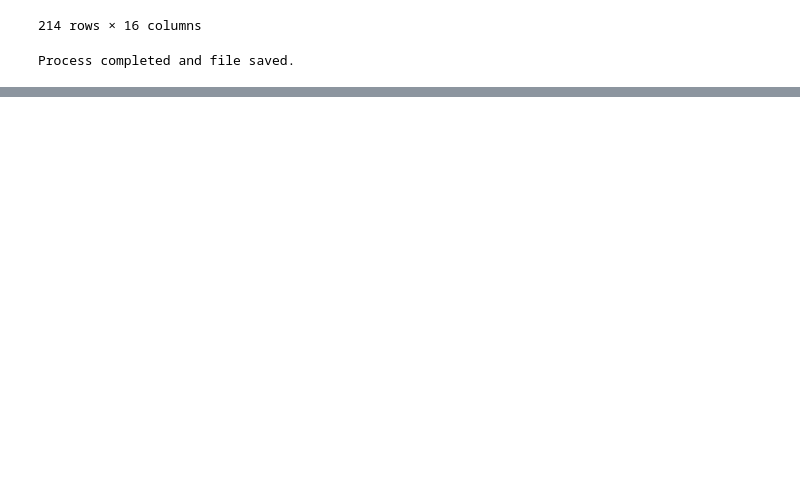
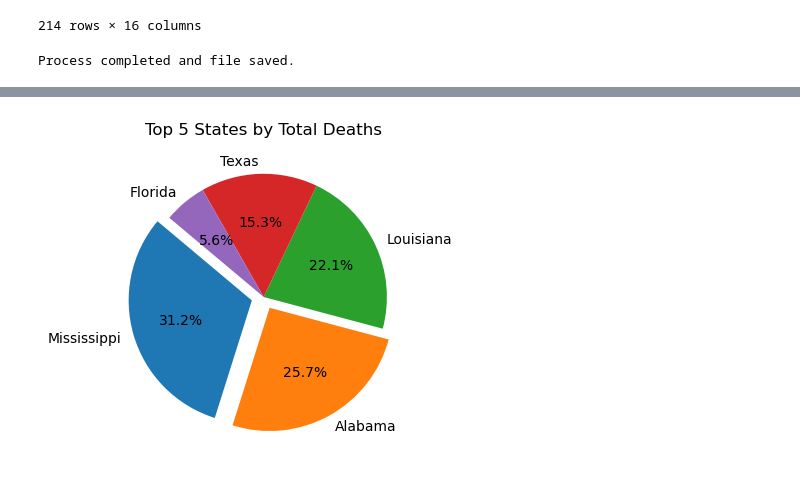
Before and after one commit to endoplasmicosmic/Hurricanes-Economic-Social-Impact, a Jupyter notebook: Hurricane Impact Analysis.ipynb, the cells around one changed output, grey strips where cells are left out. Saved outputs shown, nothing was run; the diff lists cells and outputs as text; code cells hidden in the pictures; blank space fills up the shorter version.

```diff
--- a/Hurricane Impact Analysis.ipynb
+++ b/Hurricane Impact Analysis.ipynb
@@ -357,0 +541,4 @@ Process completed and file saved.
+# %%
+top_total_deaths = state_impact.sort_values(by='Total Deaths', ascending=False)
+top_5_total_deaths = top_total_deaths.head(5)
+top_5_total_deaths
@@ -357,0 +552,17 @@ Process completed and file saved.
+# %%
+#Plotting a pie chart of the top 5 states by total deaths
+plt.figure(figsize=(4, 4))
+explode = [0.1, 0.1, 0, 0, 0]
+plt.pie(
+    top_5_total_deaths['Total Deaths'],
+    labels=top_5_total_deaths['State'],
+    autopct='%1.1f%%',
+    startangle=140,
+    colors=plt.get_cmap('tab10').colors,
+    explode=explode
+)
+plt.title('Top 5 States by Total Deaths')
+#plt.savefig('Images/Top_5_States_by_Total_Deaths.png')
+plt.show()
+# %% [output]
+[figure, added]
```
Also changed, not shown: parts of 28 cells of this notebook, 23 other files.
